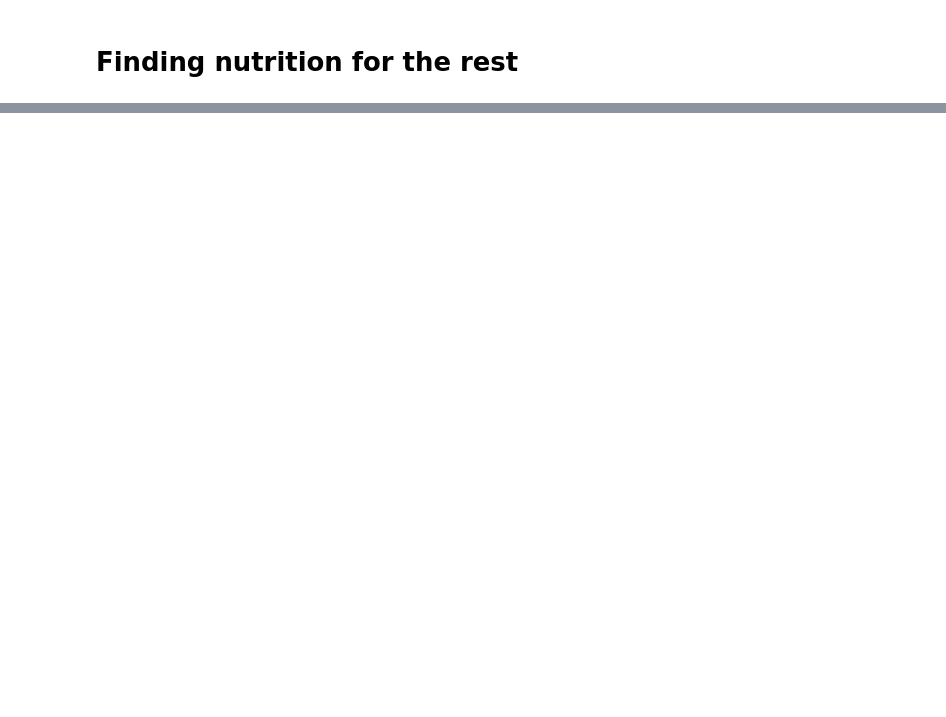
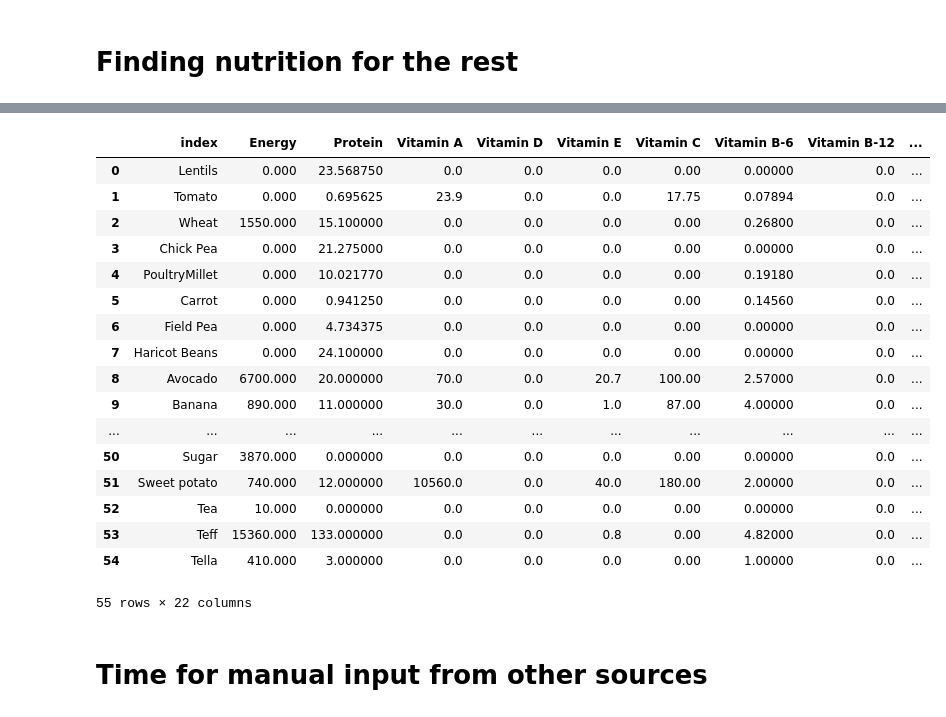
Before and after one commit to Guilherme4536/EEP153-P3, a Jupyter notebook: Establishing Nutrients.ipynb, the cells around one changed output, grey strips where cells are left out. Cells and saved outputs as stored; diff of their text form; code cells hidden in the pictures; blank space fills up the shorter version.

Commit message:
searching for nutrient matches

```diff
--- a/Establishing Nutrients.ipynb
+++ b/Establishing Nutrients.ipynb
@@ -122,0 +107,2 @@ loadmatched.loc[3, 'justification']
+# %%
+matched_ing = read_sheets(Ethiopia_Data,sheet='FCT Sorted')
@@ -162,0 +251,24 @@ Name: Quantity, Length: 97, dtype: float64
+# %%
+all_nutrients = []  # list to store each food's nutrient Series
+
+for i, row in dfmanualitems.iterrows():
+    fdc_code = row['FDC code or source']
+
+    # Only proceed if there is a valid FDC code
+    if pd.notnull(fdc_code) and isinstance(fdc_code, int):
+        # Call your function that returns a Series of nutrients
+        s = get_nutrients(fdc_code)
+
+        # Name the Series after the ingredient so it becomes the row name
+        s.name = row['ingredient']
+
+        # Collect it in our list
+        all_nutrients.append(s)
+
+# Combine all nutrient Series into one DataFrame
+df_nutrients = pd.concat(all_nutrients, axis=1).T
+
+# Fill missing nutrients with 0
+df_nutrients = df_nutrients.fillna(0)
+
+df_nutrients.head()
@@ -162,0 +283,11 @@ Name: Quantity, Length: 97, dtype: float64
+# %%
+#didnt add all properly so here goes
+def add_new_series(inputdf, fdcid):
+    new_nutrients = get_nutrients(fdcid)
+    new_series = new_nutrients.reindex(df_nutrients.columns, fill_value=0)
+    inputdf.loc[new_series.name] = new_series
+    return inputdf
+# %%
+# add our carrot, pea, and haricot beans
+updateddf = (df_nutrients.pipe(add_new_series,2258586).pipe(add_new_series,2644291).pipe(add_new_series,747441))
+updateddf
@@ -162,0 +393,27 @@ Name: Quantity, Length: 97, dtype: float64
+# %%
+ready_to_stack = resetedfinal.reindex(columns=matched_ing.columns)
+cumulativedf = pd.concat([resetedfinal, matched_ing], axis=0, ignore_index=True).fillna(0)
+#need to fix energy values for some reason so i'll manually fill
+cumulativedf.iloc[0, 1] =
+cumulativedf
+# %% [output]
+|  | index | Energy | Protein | Vitamin A | Vitamin D | Vitamin E | Vitamin C | Vitamin B-6 | Vitamin B-12 | ... |
+| 0 | Lentils | 0.000 | 23.568750 | 0.0 | 0.0 | 0.0 | 0.00 | 0.00000 | 0.0 | ... |
+| 1 | Tomato | 0.000 | 0.695625 | 23.9 | 0.0 | 0.0 | 17.75 | 0.07894 | 0.0 | ... |
+| 2 | Wheat | 1550.000 | 15.100000 | 0.0 | 0.0 | 0.0 | 0.00 | 0.26800 | 0.0 | ... |
+| 3 | Chick Pea | 0.000 | 21.275000 | 0.0 | 0.0 | 0.0 | 0.00 | 0.00000 | 0.0 | ... |
+| 4 | PoultryMillet | 0.000 | 10.021770 | 0.0 | 0.0 | 0.0 | 0.00 | 0.19180 | 0.0 | ... |
+| 5 | Carrot | 0.000 | 0.941250 | 0.0 | 0.0 | 0.0 | 0.00 | 0.14560 | 0.0 | ... |
+| 6 | Field Pea | 0.000 | 4.734375 | 0.0 | 0.0 | 0.0 | 0.00 | 0.00000 | 0.0 | ... |
+| 7 | Haricot Beans | 0.000 | 24.100000 | 0.0 | 0.0 | 0.0 | 0.00 | 0.00000 | 0.0 | ... |
+| 8 | Avocado | 6700.000 | 20.000000 | 70.0 | 0.0 | 20.7 | 100.00 | 2.57000 | 0.0 | ... |
+| 9 | Banana | 890.000 | 11.000000 | 30.0 | 0.0 | 1.0 | 87.00 | 4.00000 | 0.0 | ... |
+| ... | ... | ... | ... | ... | ... | ... | ... | ... | ... | ... |
+| 50 | Sugar | 3870.000 | 0.000000 | 0.0 | 0.0 | 0.0 | 0.00 | 0.00000 | 0.0 | ... |
+| 51 | Sweet potato | 740.000 | 12.000000 | 10560.0 | 0.0 | 40.0 | 180.00 | 2.00000 | 0.0 | ... |
+| 52 | Tea | 10.000 | 0.000000 | 0.0 | 0.0 | 0.0 | 0.00 | 0.00000 | 0.0 | ... |
+| 53 | Teff | 15360.000 | 133.000000 | 0.0 | 0.0 | 0.8 | 0.00 | 4.82000 | 0.0 | ... |
+| 54 | Tella | 410.000 | 3.000000 | 0.0 | 0.0 | 0.0 | 0.00 | 1.00000 | 0.0 | ... |
+55 rows × 22 columns
+# %% [markdown]
+# Time for manual input from other sources
```
Also changed, not shown: parts of 37 cells of this notebook, 1 other file.
